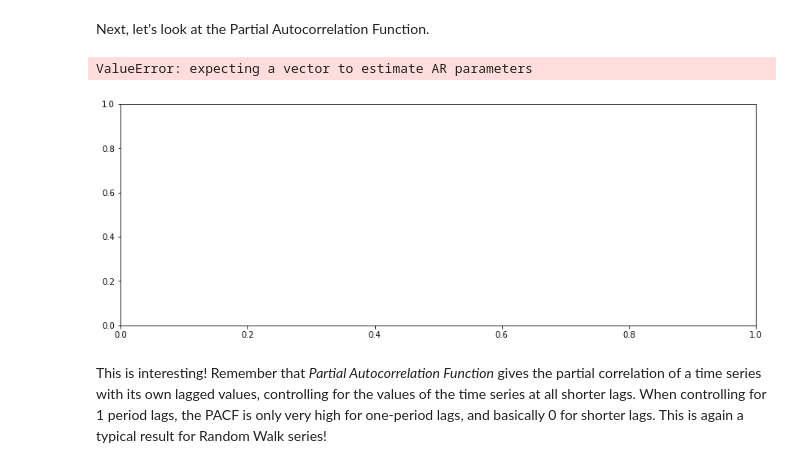
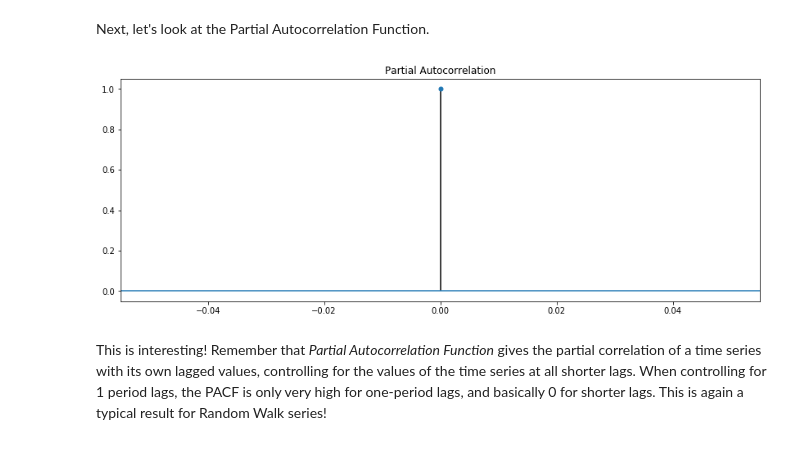
Before and after one commit to nic464/dsc-enterprise-hsbc-autocorrelation-in-time-series-lab-hsbc-ds-081319, a Jupyter notebook: index.ipynb, the cells around one changed output. Cells and saved outputs as stored; diff of their text form; code cells hidden in the pictures.

```diff
--- a/index.ipynb
+++ b/index.ipynb
@@ -131,13 +131,12 @@ Next, let's look at the Partial Autocorrelation Function.
 # %%
 from statsmodels.graphics.tsaplots import plot_pacf
 from matplotlib.pylab import rcParams
 
 rcParams['figure.figsize'] = 14, 5
 
-plot_pacf(df, lags = 100);
+plot_pacf(df[['Euro']], lags = 100);
 # %% [output]
-ValueError: expecting a vector to estimate AR parameters
-[figure, old version]
+[figure, new version]
 # %% [markdown]
 This is interesting! Remember that *Partial Autocorrelation Function* gives the partial correlation of a time series with its own lagged values, controlling for the values of the time series at all shorter lags. When controlling for 1 period lags, the PACF is only very high for one-period lags, and basically 0 for shorter lags. This is again a typical result for Random Walk series!
 # %% [markdown]
```
